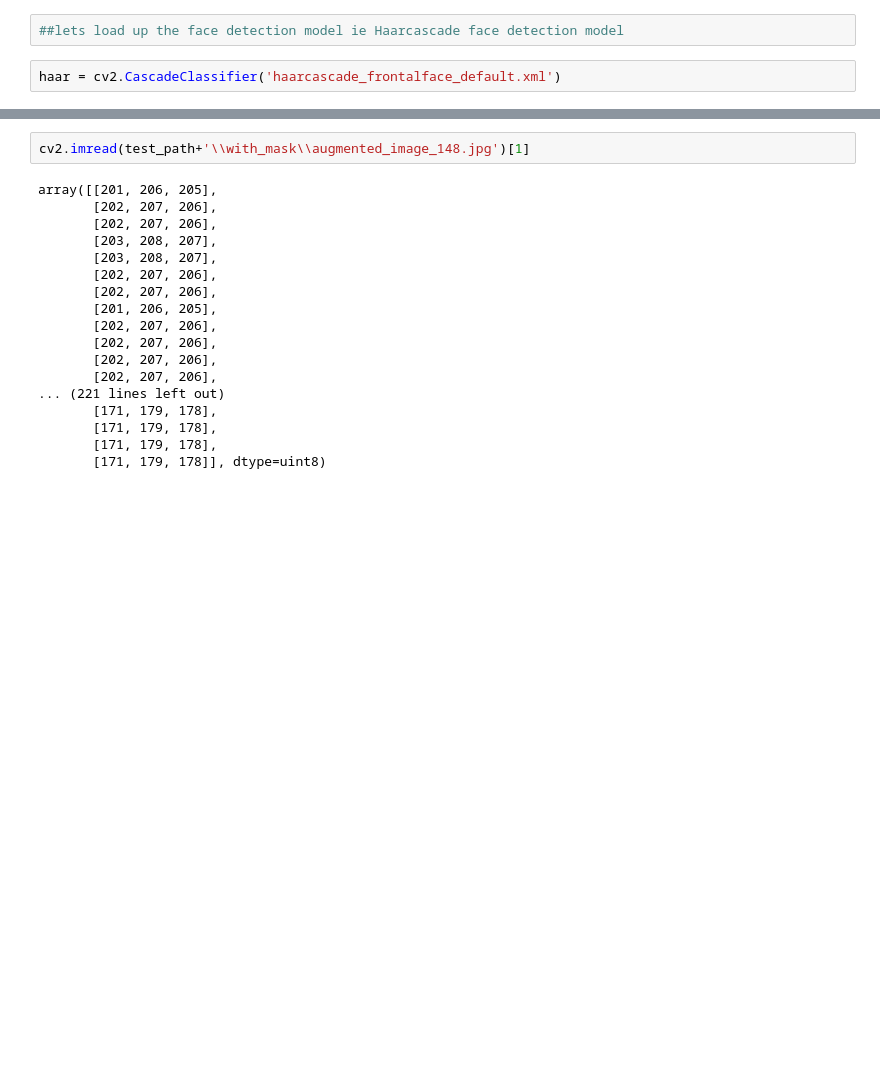
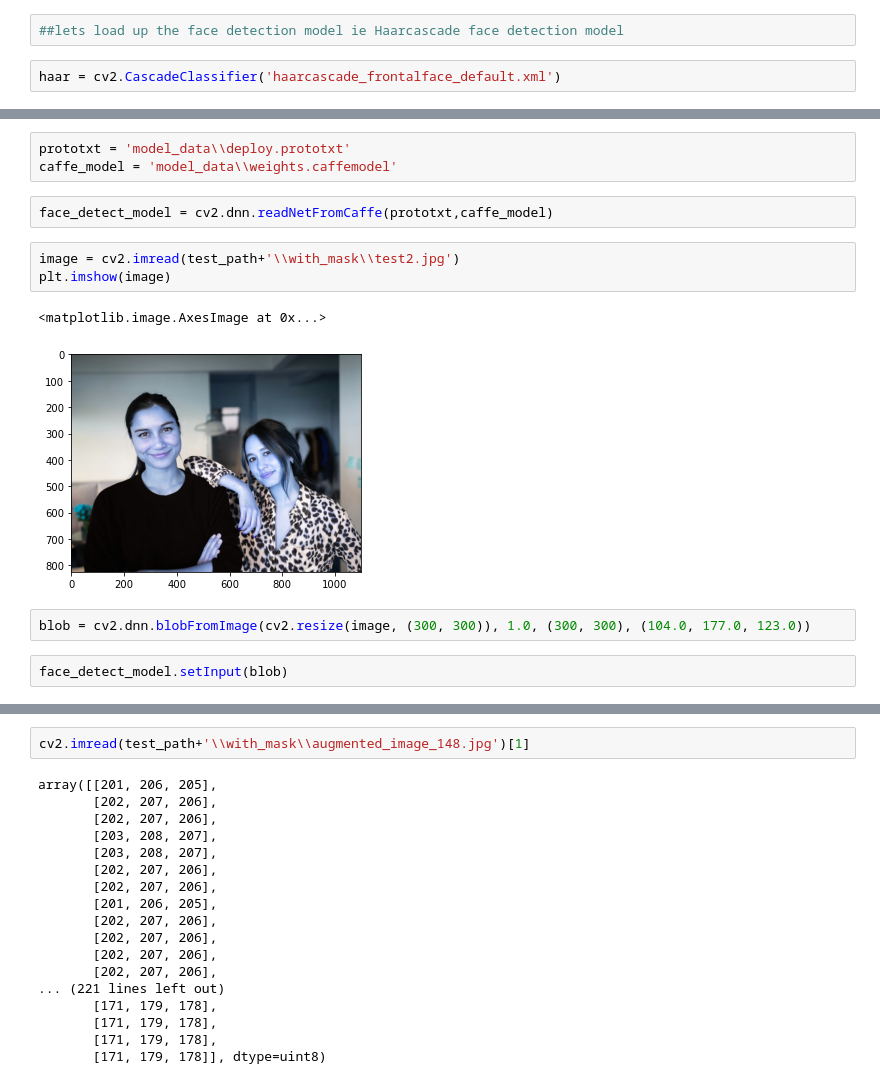
Before and after one commit to prajvalsudhir/Facemask-Detection, a Jupyter notebook: face_predict.ipynb, the cells around one changed output, grey strips where cells are left out. Drawn from its saved outputs; the diff is of its cells as text; blank space fills up the shorter version.

```diff
--- a/face_predict.ipynb
+++ b/face_predict.ipynb
@@ -134,0 +151,15 @@ array([[ 39,  52, 102, 102]], dtype=int32)
+# %%
+prototxt = 'model_data\\deploy.prototxt'
+caffe_model = 'model_data\\weights.caffemodel'
+# %%
+face_detect_model = cv2.dnn.readNetFromCaffe(prototxt,caffe_model)
+# %%
+image = cv2.imread(test_path+'\\with_mask\\test2.jpg')
+plt.imshow(image)
+# %% [output]
+<matplotlib.image.AxesImage at 0x...>
+[figure, added]
+# %%
+blob = cv2.dnn.blobFromImage(cv2.resize(image, (300, 300)), 1.0, (300, 300), (104.0, 177.0, 123.0))
+# %%
+face_detect_model.setInput(blob)
```
Also changed, not shown: parts of 11 cells of this notebook, 2 other files.
